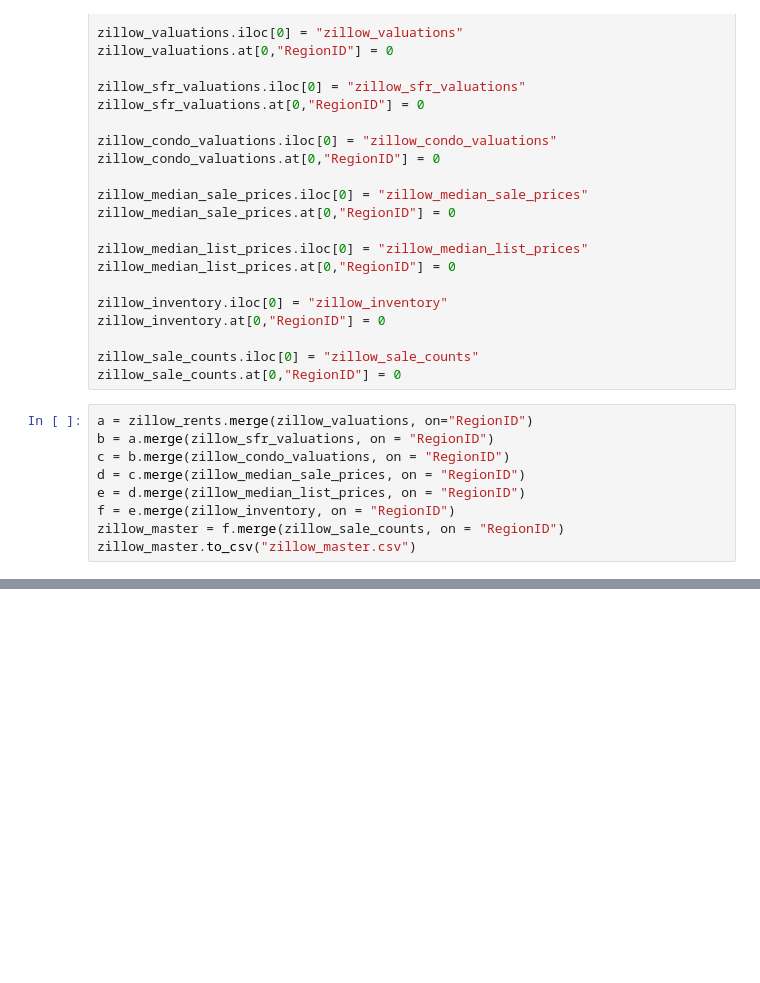
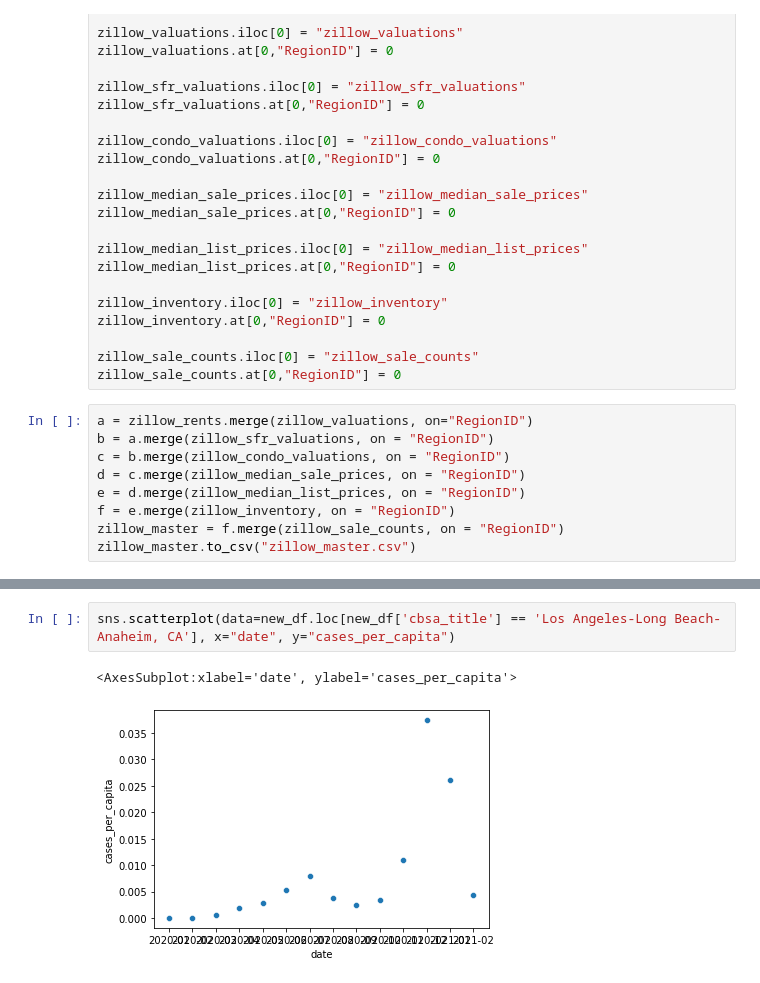
Before and after one commit to jamilao/housing-and-covid19, a Jupyter notebook: Untitled.ipynb, the cells around one changed output, grey strips where cells are left out. Saved outputs shown, nothing was run; the diff lists cells and outputs as text; blank space fills up the shorter version.

```diff
--- a/Untitled.ipynb
+++ b/Untitled.ipynb
@@ -51,0 +130,5 @@ zillow_master.to_csv("zillow_master.csv")
+# %%
+sns.scatterplot(data=new_df.loc[new_df['cbsa_title'] == 'Los Angeles-Long Beach-Anaheim, CA'], x="date", y="cases_per_capita")
+# %% [output]
+<AxesSubplot:xlabel='date', ylabel='cases_per_capita'>
+[figure, added]
```
Also changed, not shown: parts of 6 cells of this notebook.
